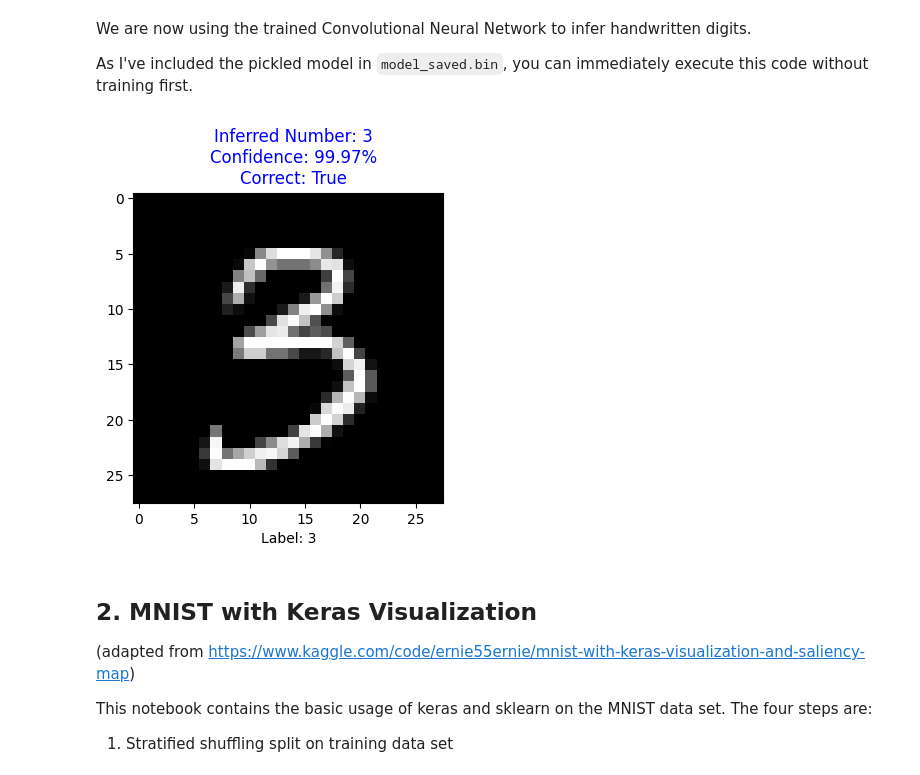
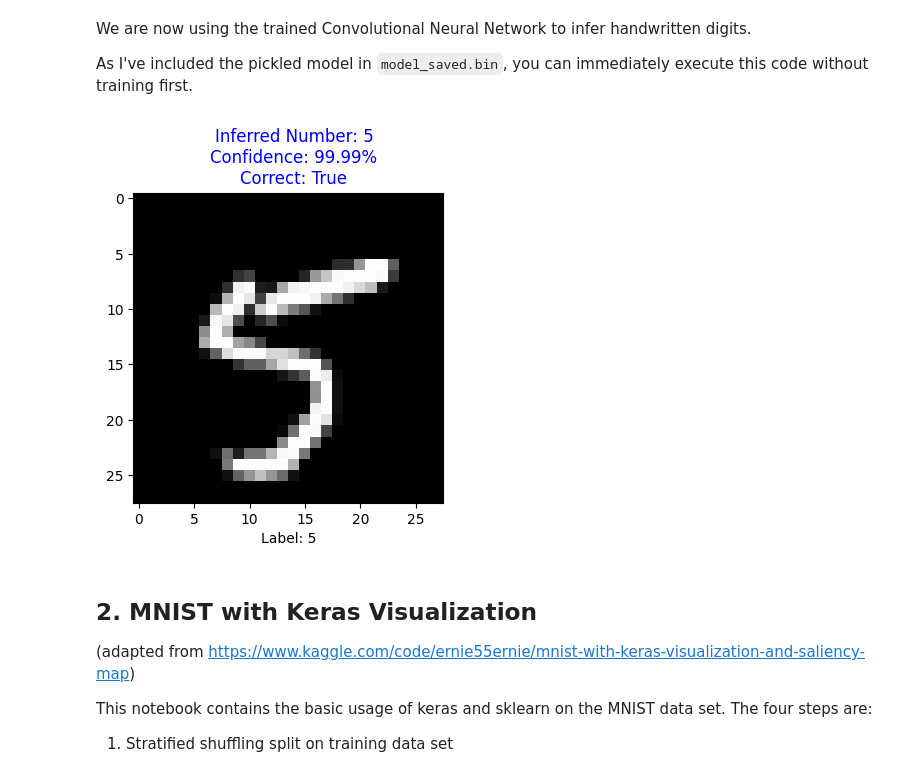
Before and after one commit to ninahernitschek/advanced_machine_learning_2023_1, a Jupyter notebook: class_notebooks/lecture_5.ipynb, the cells around one changed output. Drawn from its saved outputs; the diff is of its cells as text; code cells hidden in the pictures.

```diff
--- a/class_notebooks/lecture_5.ipynb
+++ b/class_notebooks/lecture_5.ipynb
@@ -71,7 +71,7 @@ class Convolution2D:
     for n in range(N):
       for i in range(C1_height):
         for j in range(C1_height):
-          region = img[i:(i + k1_height), j:(j + k1_height)]
+          region = img[i+stride-1:(i+stride-1 + k1_height), j+stride-1:(j+stride-1 + k1_height)]
           S1_nij = np.sum(region * self.k1[n]) + self.b1[n]
           C1[n, i, j] = relu(S1_nij)
           dC1S1[n, i, j] = 1 if S1_nij > 0 else 0
@@ -104,7 +104,7 @@ class Convolution3D:
     for m in range(M):
       for u in range(C2_height):
         for v in range(C2_height):
-          region = P1[0:N, u:(u + k2_height), v:(v + k2_height)]
+          region = P1[0:N, u+stride-1:(u+stride-1 + k2_height), v+stride-1:(v+stride-1 + k2_height)]
           S2_muv = np.sum(region * self.k2[m]) + self.b2[m]
           C2[m, u, v] = relu(S2_muv)
           dC2S2[m, u, v] = 1 if S2_muv > 0 else 0
@@ -119,7 +119,7 @@ import numpy as np
 
 class MaxPool:
   def __init__(self, size=2):
-    self.size = 2
+    self.size = size
 
   def feedforward(self, C):
     N, C_height, _ = C.shape
@@ -131,7 +131,8 @@ class MaxPool:
     for n in range(N):
       for i in range(P_height):
         for j in range(P_height):
-          region = C[n, (2 * i):(2 * i + 2), (2 * j):(2 * j + 2)]
+          #region = C[n, (2 * i):(2 * i + 2), (2 * j):(2 * j + 2)]
+          region = C[n, (self.size * i):(self.size * i + self.size), (self.size * j):(self.size * j + self.size)]
           P[n, i, j] = np.max(region)
           local_indices = np.unravel_index(np.argmax(region), region.shape)
           indices[n, i, j] = [2 * i + local_indices[0], 2 * j + local_indices[1]]
@@ -406,35 +436,35 @@ import pickle
 
 #parser = argparse.ArgumentParser()
 #parser.add_argument("-i", "--index", help="The index of a test image.", type=int, required=True)
 #index = int(vars(parser.parse_args())["index"])
 
-index = 2020
+index = 2021
 
 test_images = (mnist.test_images() / 255) - 0.5
 test_labels = mnist.test_labels()
 img = test_images[index]
 label = test_labels[index]
 
 with open("model_saved.bin", "rb") as model:
   cnn = pickle.load(model)
 
 fig = plt.figure(figsize=(4, 5))
 
 O = cnn.feedforward(img)
 inference = np.argmax(O)
 confidence = O[label] * 100
 correct = "True" if inference == label else "False"
 cmap = plt.get_cmap("gray") if inference == label else plt.get_cmap("Reds")
 color = "blue" if inference == label else "red"
 
 title = "Inferred Number: {}\nConfidence: {:02.2f}%\nCorrect: {}".format(inference, confidence, correct)
 sub = fig.add_subplot(1, 1, 1, xlabel="Label: {}".format(label))
 sub.text(14, -1, title, ha="center", va="bottom", size="large", color=color)
 sub.imshow(img, cmap=cmap)
 
 plt.show()
 # %% [output]
-[figure, old version]
+[figure, new version]
 # %% [markdown]
 
 ## 2. MNIST with Keras Visualization<a class="anchor" id="second-bullet"></a>
```
Also changed, not shown: parts of 3 cells of this notebook.
